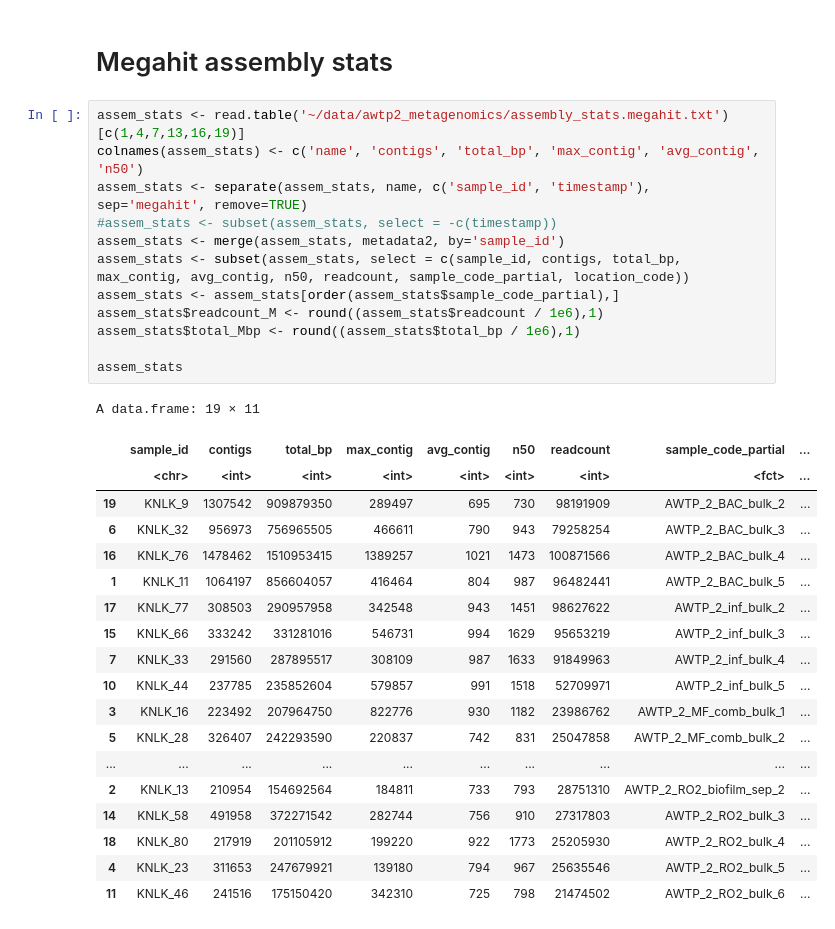
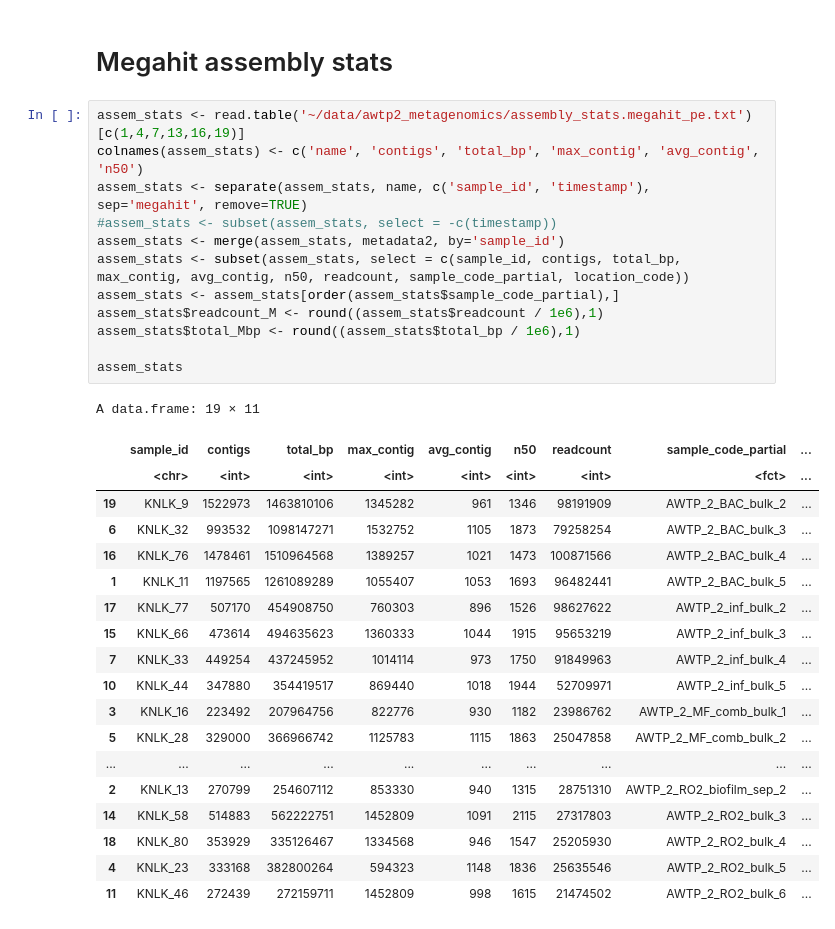
Before and after one commit to rosekantor/awtp2, a Jupyter notebook: reads_analysis.ipynb, the cells around one changed output. Drawn from its saved outputs; the diff is of its cells as text.

```diff
--- a/reads_analysis.ipynb
+++ b/reads_analysis.ipynb
@@ -108,37 +109,37 @@ A data.frame: 19 × 47
 # %% [markdown]
 # Megahit assembly stats
 # %%
-assem_stats <- read.table('~/data/awtp2_metagenomics/assembly_stats.megahit.txt')[c(1,4,7,13,16,19)]
+assem_stats <- read.table('~/data/awtp2_metagenomics/assembly_stats.megahit_pe.txt')[c(1,4,7,13,16,19)]
 colnames(assem_stats) <- c('name', 'contigs', 'total_bp', 'max_contig', 'avg_contig', 'n50')
 assem_stats <- separate(assem_stats, name, c('sample_id', 'timestamp'), sep='megahit', remove=TRUE)
 #assem_stats <- subset(assem_stats, select = -c(timestamp))
 assem_stats <- merge(assem_stats, metadata2, by='sample_id')
 assem_stats <- subset(assem_stats, select = c(sample_id, contigs, total_bp, max_contig, avg_contig, n50, readcount, sample_code_partial, location_code))
 assem_stats <- assem_stats[order(assem_stats$sample_code_partial),]
 assem_stats$readcount_M <- round((assem_stats$readcount / 1e6),1)
 assem_stats$total_Mbp <- round((assem_stats$total_bp / 1e6),1)
 
 assem_stats
 # %% [output]
 A data.frame: 19 × 11
 |  | sample_id | contigs | total_bp | max_contig | avg_contig | n50 | readcount | sample_code_partial | ... |
 |  | <chr> | <int> | <int> | <int> | <int> | <int> | <int> | <fct> | ... |
-| 19 | KNLK_9 | 1307542 | 909879350 | 289497 | 695 | 730 | 98191909 | AWTP_2_BAC_bulk_2 | ... |
-| 6 | KNLK_32 | 956973 | 756965505 | 466611 | 790 | 943 | 79258254 | AWTP_2_BAC_bulk_3 | ... |
-| 16 | KNLK_76 | 1478462 | 1510953415 | 1389257 | 1021 | 1473 | 100871566 | AWTP_2_BAC_bulk_4 | ... |
-| 1 | KNLK_11 | 1064197 | 856604057 | 416464 | 804 | 987 | 96482441 | AWTP_2_BAC_bulk_5 | ... |
-| 17 | KNLK_77 | 308503 | 290957958 | 342548 | 943 | 1451 | 98627622 | AWTP_2_inf_bulk_2 | ... |
-| 15 | KNLK_66 | 333242 | 331281016 | 546731 | 994 | 1629 | 95653219 | AWTP_2_inf_bulk_3 | ... |
-| 7 | KNLK_33 | 291560 | 287895517 | 308109 | 987 | 1633 | 91849963 | AWTP_2_inf_bulk_4 | ... |
-| 10 | KNLK_44 | 237785 | 235852604 | 579857 | 991 | 1518 | 52709971 | AWTP_2_inf_bulk_5 | ... |
-| 3 | KNLK_16 | 223492 | 207964750 | 822776 | 930 | 1182 | 23986762 | AWTP_2_MF_comb_bulk_1 | ... |
-| 5 | KNLK_28 | 326407 | 242293590 | 220837 | 742 | 831 | 25047858 | AWTP_2_MF_comb_bulk_2 | ... |
+| 19 | KNLK_9 | 1522973 | 1463810106 | 1345282 | 961 | 1346 | 98191909 | AWTP_2_BAC_bulk_2 | ... |
+| 6 | KNLK_32 | 993532 | 1098147271 | 1532752 | 1105 | 1873 | 79258254 | AWTP_2_BAC_bulk_3 | ... |
+| 16 | KNLK_76 | 1478461 | 1510964568 | 1389257 | 1021 | 1473 | 100871566 | AWTP_2_BAC_bulk_4 | ... |
+| 1 | KNLK_11 | 1197565 | 1261089289 | 1055407 | 1053 | 1693 | 96482441 | AWTP_2_BAC_bulk_5 | ... |
+| 17 | KNLK_77 | 507170 | 454908750 | 760303 | 896 | 1526 | 98627622 | AWTP_2_inf_bulk_2 | ... |
+| 15 | KNLK_66 | 473614 | 494635623 | 1360333 | 1044 | 1915 | 95653219 | AWTP_2_inf_bulk_3 | ... |
+| 7 | KNLK_33 | 449254 | 437245952 | 1014114 | 973 | 1750 | 91849963 | AWTP_2_inf_bulk_4 | ... |
+| 10 | KNLK_44 | 347880 | 354419517 | 869440 | 1018 | 1944 | 52709971 | AWTP_2_inf_bulk_5 | ... |
+| 3 | KNLK_16 | 223492 | 207964756 | 822776 | 930 | 1182 | 23986762 | AWTP_2_MF_comb_bulk_1 | ... |
+| 5 | KNLK_28 | 329000 | 366966742 | 1125783 | 1115 | 1863 | 25047858 | AWTP_2_MF_comb_bulk_2 | ... |
 | ... | ... | ... | ... | ... | ... | ... | ... | ... | ... |
-| 2 | KNLK_13 | 210954 | 154692564 | 184811 | 733 | 793 | 28751310 | AWTP_2_RO2_biofilm_sep_2 | ... |
-| 14 | KNLK_58 | 491958 | 372271542 | 282744 | 756 | 910 | 27317803 | AWTP_2_RO2_bulk_3 | ... |
-| 18 | KNLK_80 | 217919 | 201105912 | 199220 | 922 | 1773 | 25205930 | AWTP_2_RO2_bulk_4 | ... |
-| 4 | KNLK_23 | 311653 | 247679921 | 139180 | 794 | 967 | 25635546 | AWTP_2_RO2_bulk_5 | ... |
-| 11 | KNLK_46 | 241516 | 175150420 | 342310 | 725 | 798 | 21474502 | AWTP_2_RO2_bulk_6 | ... |
+| 2 | KNLK_13 | 270799 | 254607112 | 853330 | 940 | 1315 | 28751310 | AWTP_2_RO2_biofilm_sep_2 | ... |
+| 14 | KNLK_58 | 514883 | 562222751 | 1452809 | 1091 | 2115 | 27317803 | AWTP_2_RO2_bulk_3 | ... |
+| 18 | KNLK_80 | 353929 | 335126467 | 1334568 | 946 | 1547 | 25205930 | AWTP_2_RO2_bulk_4 | ... |
+| 4 | KNLK_23 | 333168 | 382800264 | 594323 | 1148 | 1836 | 25635546 | AWTP_2_RO2_bulk_5 | ... |
+| 11 | KNLK_46 | 272439 | 272159711 | 1452809 | 998 | 1615 | 21474502 | AWTP_2_RO2_bulk_6 | ... |
 # %%
 options(repr.plot.width = 8, repr.plot.height = 5)
 
```
Also changed, not shown: parts of 2 cells of this notebook.
